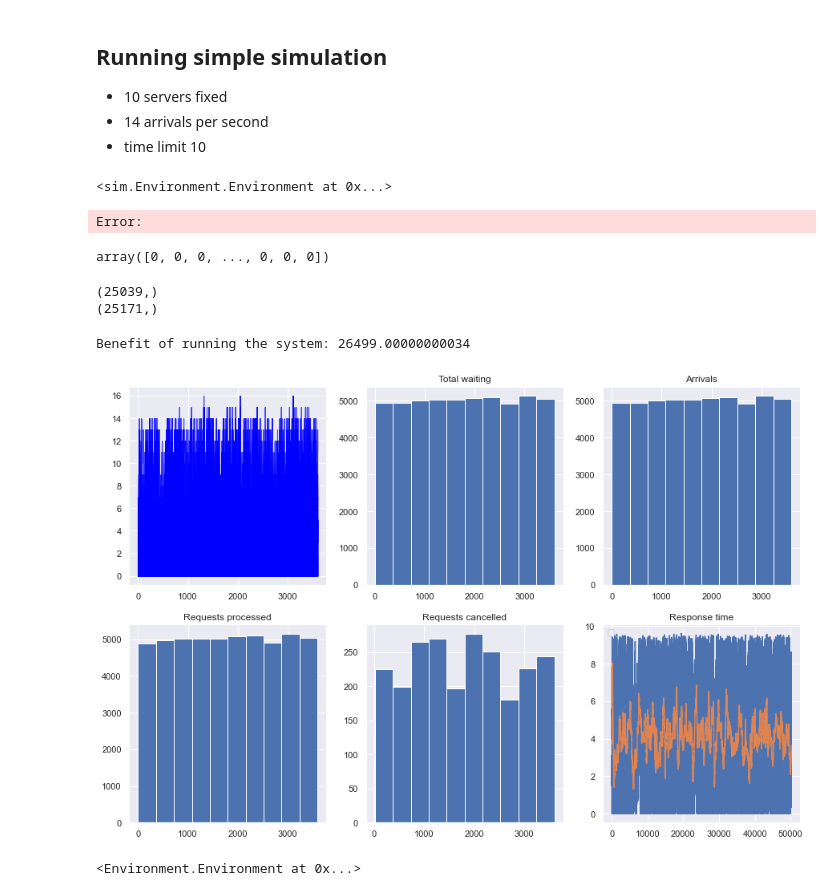
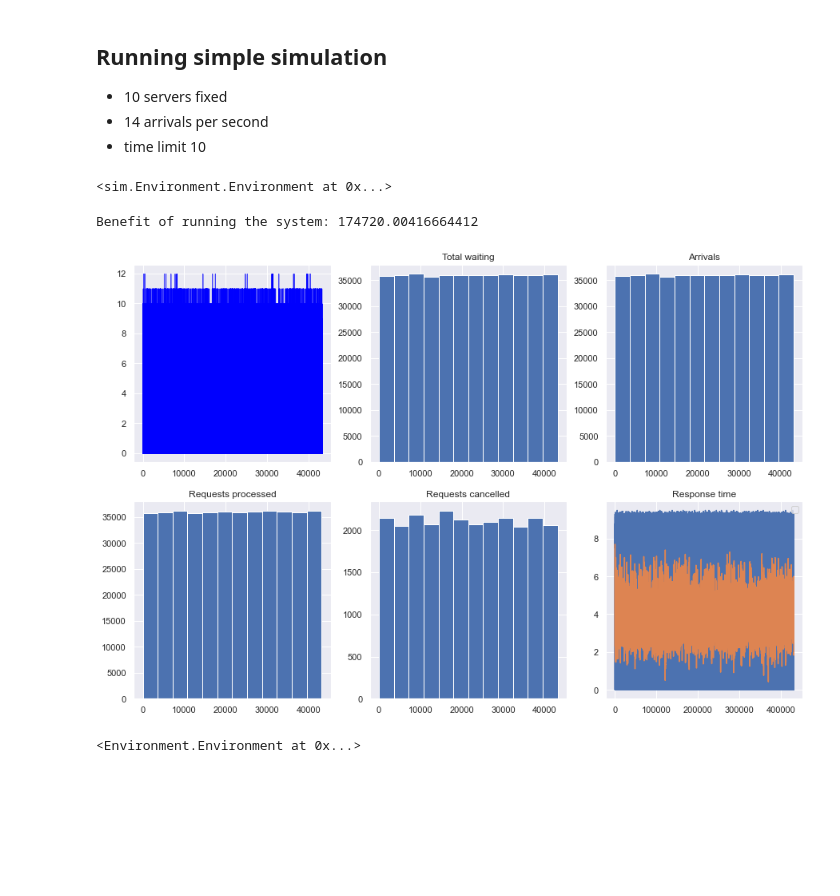
Before and after one commit to julianvanmeggelen/AdaptiveLoadBalancing, a Jupyter notebook: example.ipynb, the cells around one changed output. Drawn from its saved outputs; the diff is of its cells as text; code cells hidden in the pictures; blank space fills up the shorter version.

```diff
--- a/example.ipynb
+++ b/example.ipynb
@@ -19,30 +16,18 @@ The autoreload extension is already loaded. To reload it, use:
 - 14 arrivals per second
 - time limit 10
 # %%
-stopTime = 1*60*60
+stopTime = 12*60*60
 env = Environment(stopTime=stopTime)
 
 loadBalancer = LoadBalancer(nServers=10, environment=env)
 
 requestTypes = [(0.5,1,0.1,10), (0.5,2,0.2,10)] #(prob, mu, sigma, cancelTime)
-arrivalsPerSecond = 14
+arrivalsPerSecond = 10
 source = Source(arrivalsPerSecond, requestTypes, loadBalancer, env)
 
 env.run(debug=False, showProgress=False)
 # %% [output]
 <sim.Environment.Environment at 0x...>
-Error:
-# %%
-reqTypes[reqTypes==0]
-# %% [output]
-array([0, 0, 0, ..., 0, 0, 0])
-# %%
-reqTypes = np.array(env.log['requestType'])
-print((reqTypes[reqTypes==1]).shape)
-print((reqTypes[reqTypes==0]).shape)
-# %% [output]
-(25039,)
-(25171,)
 # %%
 def plotSimulationSummary(environment: Environment, nServers=3):
     processCost = 1
@@ -51,39 +36,39 @@ def plotSimulationSummary(environment: Environment, nServers=3):
 
     nCancelled = len(environment.log['requestCancelled']) if 'requestCancelled' in environment.log.keys() else 0
     cost = len(environment.log['requestProcessed']) *processCost + nCancelled * cancelCost + nServers*env.currentTime/60/60*serverCost
     print(f"Benefit of running the system: {cost}")
     queueSizeKeys = [key for key in environment.log.keys() if 'queueSize' in key]
 
     fig, axs = plt.subplots(2,3, figsize=(15,10))
     axs_flat = axs.flatten()
 
     for key in queueSizeKeys:
          axs_flat[0].fill_between(environment.logTime[key], environment.log[key], alpha=0.7, color='blue')
 
     plt.legend(labels=[key.strip("queueSize_") for key in queueSizeKeys])
 
-    axs_flat[1].hist(environment.logTime["requestStartWaiting"])
+    axs_flat[1].hist(environment.logTime["requestStartWaiting"], bins=int(environment.stopTime/60/60))
     axs_flat[1].set_title("Total waiting")
 
-    axs_flat[2].hist(environment.logTime["arrivalEvent"])
+    axs_flat[2].hist(environment.logTime["arrivalEvent"], bins=int(environment.stopTime/60/60))
     axs_flat[2].set_title("Arrivals")
 
-    axs_flat[3].hist(environment.logTime["requestProcessed"])
+    axs_flat[3].hist(environment.logTime["requestProcessed"], bins=int(environment.stopTime/60/60))
     axs_flat[3].set_title("Requests processed")
 
     if 'requestCancelled' in environment.log.keys():
-        axs_flat[4].hist(environment.logTime["requestCancelled"])
+        axs_flat[4].hist(environment.logTime["requestCancelled"], bins=int(environment.stopTime/60/60))
         axs_flat[4].set_title("Requests cancelled")
 
     axs_flat[5].plot(environment.log["requestWaitingTime"])
     rolling = pd.Series(index=environment.logTime["requestWaitingTime"], data=environment.log["requestWaitingTime"]).rolling(100).mean()
     axs_flat[5].plot(rolling.values)
     axs_flat[5].set_title("Response time")
 
 plotSimulationSummary(environment=env)
 # %% [output]
-Benefit of running the system: 26499.00000000034
+Benefit of running the system: 174720.00416664412
-[figure, old version]
+[figure, new version]
 # %%
 #test source using exponential interarrival times
 stopTime = 10*60*60
```
Also changed, not shown: parts of 1 cell of this notebook, 1 other file.
